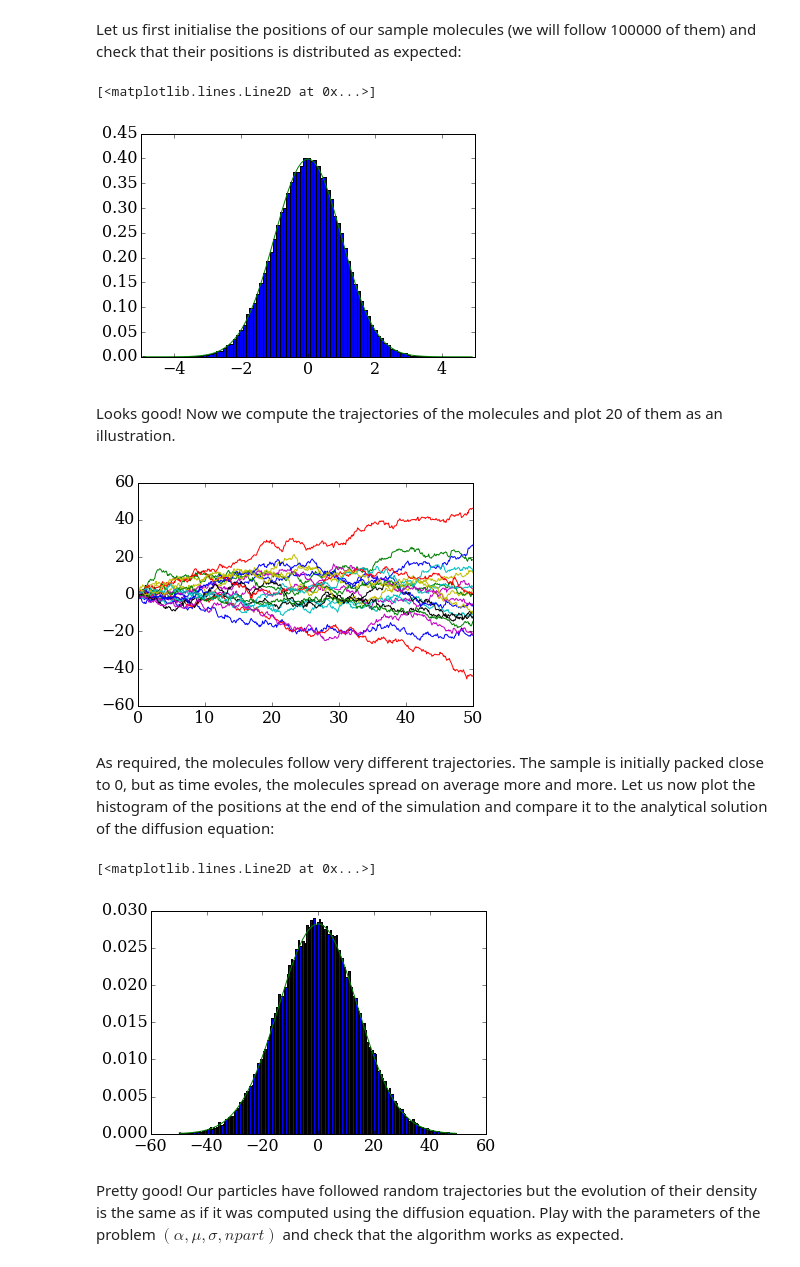
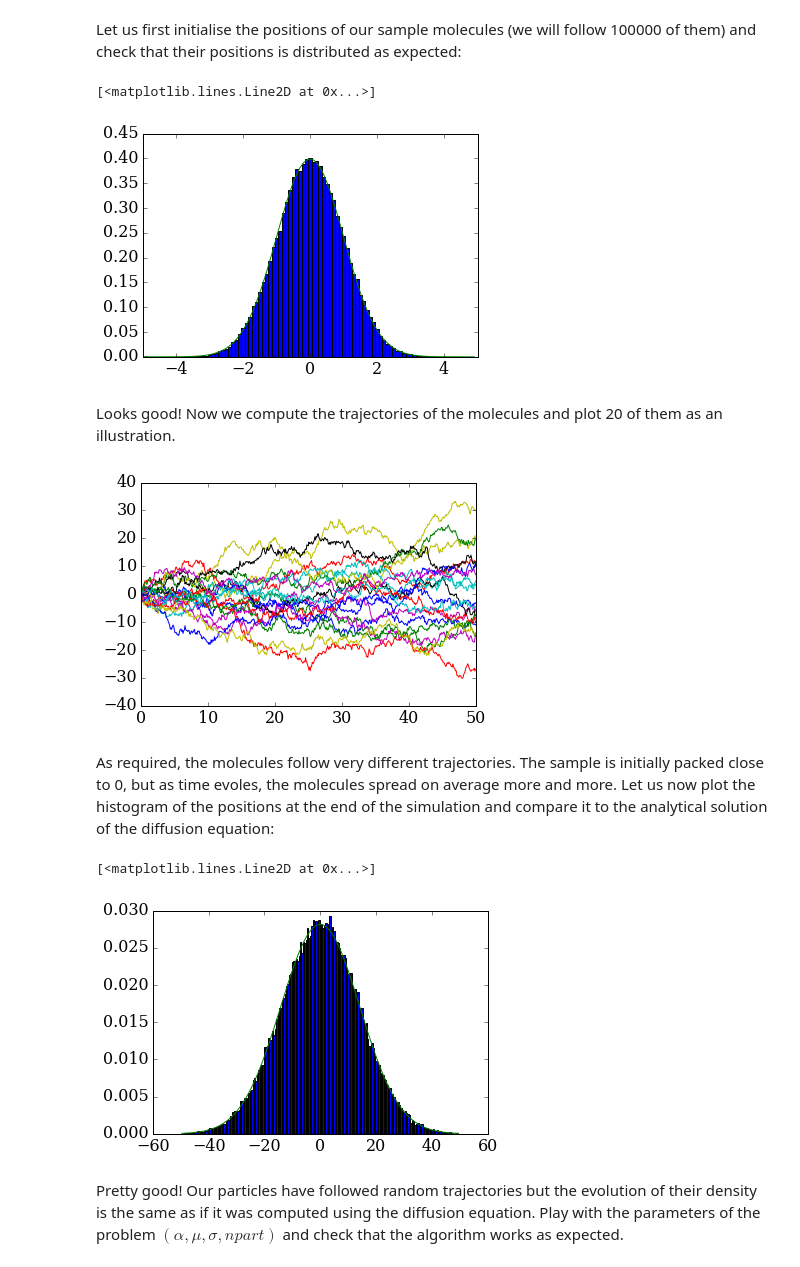
Before and after one commit to numerical-mooc/numerical-mooc, a Jupyter notebook: lessons/06_MonteCarlo/06_03_brownianMotion_2.ipynb, the cells around one changed output. Drawn from its saved outputs; the diff is of its cells as text; code cells hidden in the pictures.

```diff
--- a/lessons/06_MonteCarlo/06_03_brownianMotion_2.ipynb
+++ b/lessons/06_MonteCarlo/06_03_brownianMotion_2.ipynb
@@ -103,8 +103,9 @@ Let us first initialise the positions of our sample molecules (we will follow 10
 # Generate a set of initial positions based on the Gaussian distribution
 npart=100000
 
-# We set mu=0 and sigma=1
-x0 = numpy.random.normal(loc=0,scale=1,size=npart)
+# We set mu=0
+sigma = 1.0
+x0 = numpy.random.normal(loc=0,scale=sigma,size=npart)
 
 # Generate bins centered around 0
 binwidth=0.1
@@ -117,30 +118,30 @@ bin_centers = bins[:-1]+binwidth/2
 # Plot the histogram and expected distribution
 pyplot.xlim(-5,5)
 pyplot.hist(x0,bins,normed=True);
-pyplot.plot(bin_centers, numpy.exp(-bin_centers**2/2.0)/numpy.sqrt(2*numpy.pi))
+pyplot.plot(bin_centers, numpy.exp(-bin_centers**2/(2.0*sigma**2))/numpy.sqrt(2*numpy.pi*sigma**2))
 # %% [output]
 [<matplotlib.lines.Line2D at 0x...>]
-[figure, old version]
+[figure, new version]
 # %% [markdown]
 Looks good! Now we compute the trajectories of the molecules and plot 20 of them as an illustration.
 # %%
 T=50.0
 nt=500
 dt=T/nt
 alpha=2.0
 
 t = numpy.arange(0,T+dt,dt)
 x = numpy.empty([nt+1,npart])
 
 x[0]=x0
 
 for i in range(nt):
-    x[i+1]=x[i]+alpha*numpy.sqrt(dt)*numpy.random.normal(0,1,npart)
+    x[i+1]=x[i]+numpy.sqrt(2*alpha*dt)*numpy.random.normal(0,1,npart)
 
 for i in range(20):
     pyplot.plot(t,x[:,i])
 # %% [output]
-[figure, old version]
+[figure, new version]
 # %% [markdown]
 As required, the molecules follow very different trajectories. The sample is initially packed close to 0, but as time evoles, the molecules spread on average more and more. Let us now plot the histogram of the positions at the end of the simulation and compare it to the analytical solution of the diffusion equation:
 # %%
@@ -154,12 +155,12 @@ bin_centers = bins[:-1]+binwidth/2
 
 # plot a histrogram for verification
 pyplot.hist(x[nt],bins,normed=True);
-alpha=2
-pyplot.plot(bin_centers, numpy.exp(-bin_centers**2/(2.0*alpha**2*T))\
-                            / numpy.sqrt(2*numpy.pi*alpha**2*T))
+
+sigmat2=2*alpha*T+sigma**2
+pyplot.plot(bin_centers, numpy.exp(-bin_centers**2/(2.0*sigmat2))/numpy.sqrt(2*numpy.pi*sigmat2))
 # %% [output]
 [<matplotlib.lines.Line2D at 0x...>]
-[figure, old version]
+[figure, new version]
 # %% [markdown]
 Pretty good! Our particles have followed random trajectories but the evolution of their density is the same as if it was computed using the diffusion equation. Play with the parameters of the problem $(\alpha, \mu, \sigma, npart)$ and check that the algorithm works as expected.
 # %% [markdown]
```
Also changed, not shown: parts of 3 cells of this notebook.
